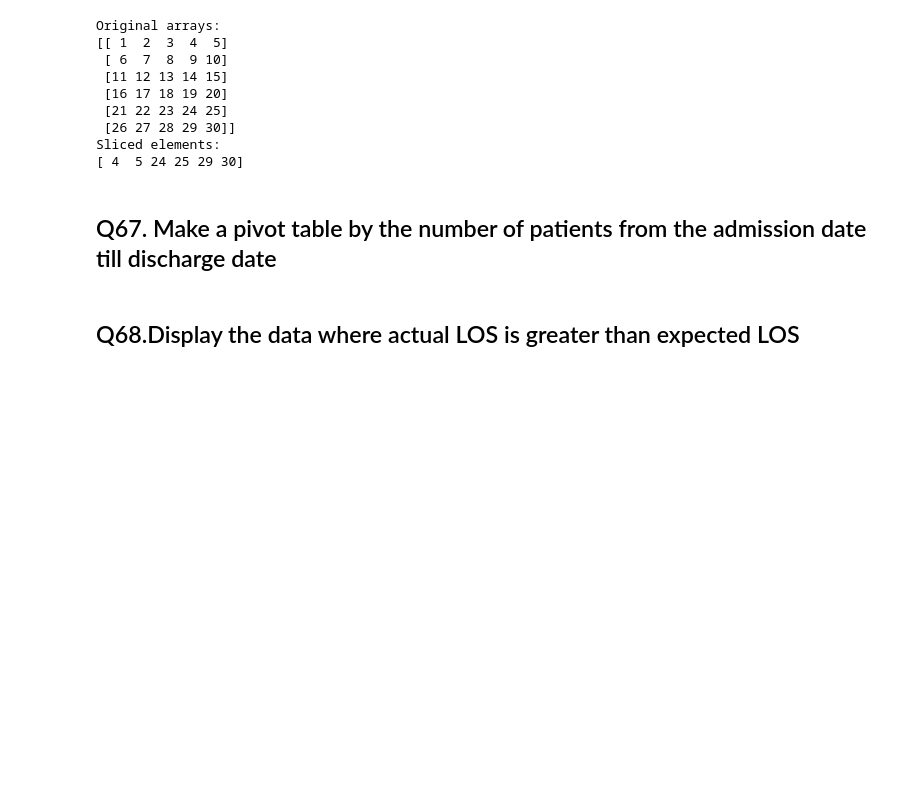
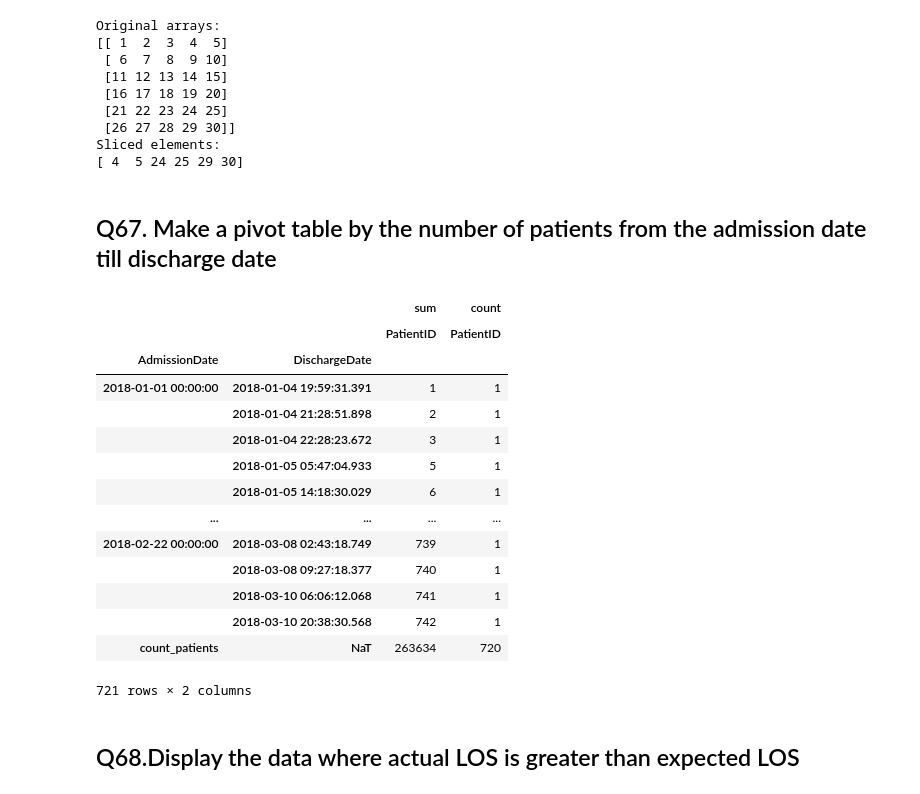
Before and after one commit to swatiguptacse/Team-6-Python-Peers, a Jupyter notebook: Q61to80_team6.ipynb, the cells around one changed output. Cells and saved outputs as stored; diff of their text form; code cells hidden in the pictures; blank space fills up the shorter version.

```diff
--- a/Q61to80_team6.ipynb
+++ b/Q61to80_team6.ipynb
@@ -128,6 +128,28 @@ Sliced elements:
 [ 4  5 24 25 29 30]
 # %% [markdown]
 ## Q67. Make a pivot table by the number of patients from the admission date till discharge date
+# %%
+import warnings
+warnings.simplefilter(action='ignore', category=FutureWarning)
+df=pd.read_excel('HospitalDatabase.xlsx', 'Discharges')
+df
+df.pivot_table(index=['AdmissionDate','DischargeDate'],values='PatientID', aggfunc=['sum','count'],margins=True, margins_name='count_patients')
+# %% [output]
+|  |  | sum | count |
+|  |  | PatientID | PatientID |
+| AdmissionDate | DischargeDate |  |  |
+| 2018-01-01 00:00:00 | 2018-01-04 19:59:31.391 | 1 | 1 |
+|  | 2018-01-04 21:28:51.898 | 2 | 1 |
+|  | 2018-01-04 22:28:23.672 | 3 | 1 |
+|  | 2018-01-05 05:47:04.933 | 5 | 1 |
+|  | 2018-01-05 14:18:30.029 | 6 | 1 |
+| ... | ... | ... | ... |
+| 2018-02-22 00:00:00 | 2018-03-08 02:43:18.749 | 739 | 1 |
+|  | 2018-03-08 09:27:18.377 | 740 | 1 |
+|  | 2018-03-10 06:06:12.068 | 741 | 1 |
+|  | 2018-03-10 20:38:30.568 | 742 | 1 |
+| count_patients | NaT | 263634 | 720 |
+721 rows × 2 columns
 # %% [markdown]
 ## Q68.Display the data where actual LOS is greater than expected LOS
 # %%
```
Also changed, not shown: parts of 7 cells of this notebook, 1 other file.
